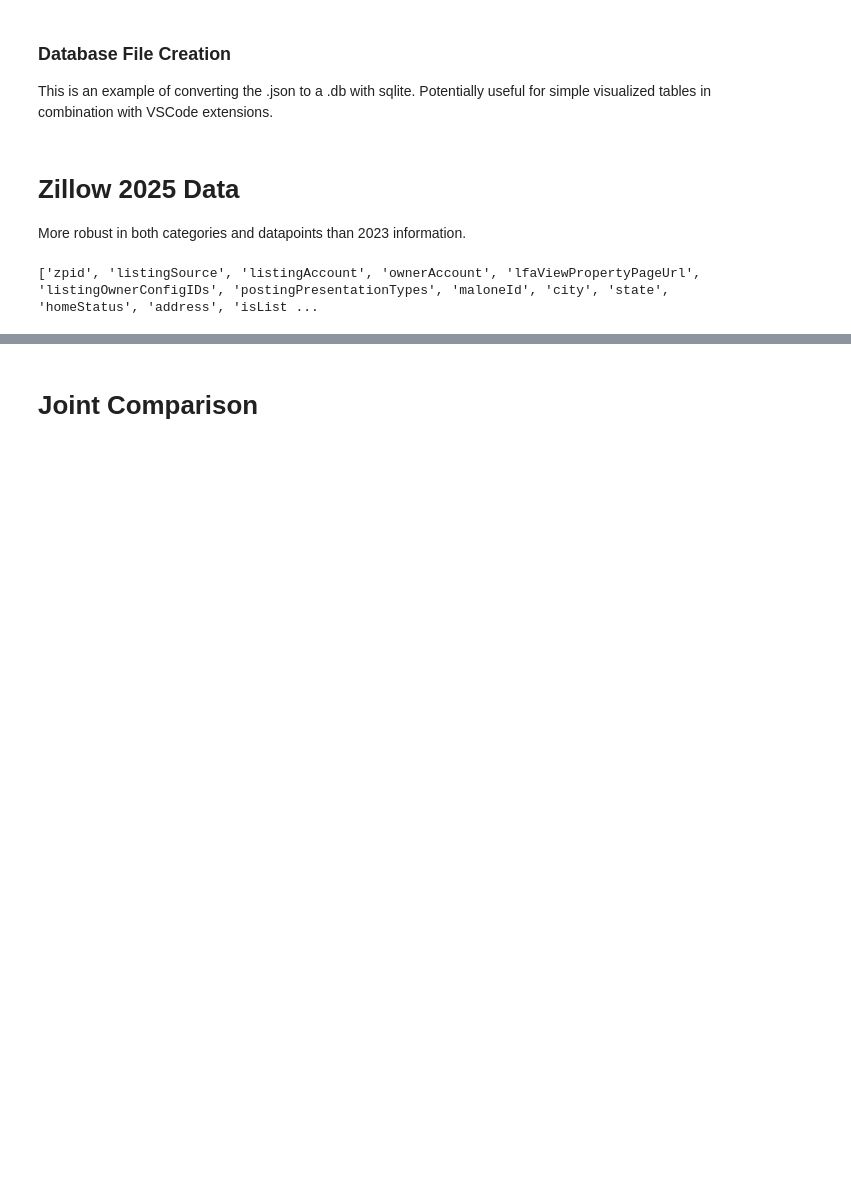
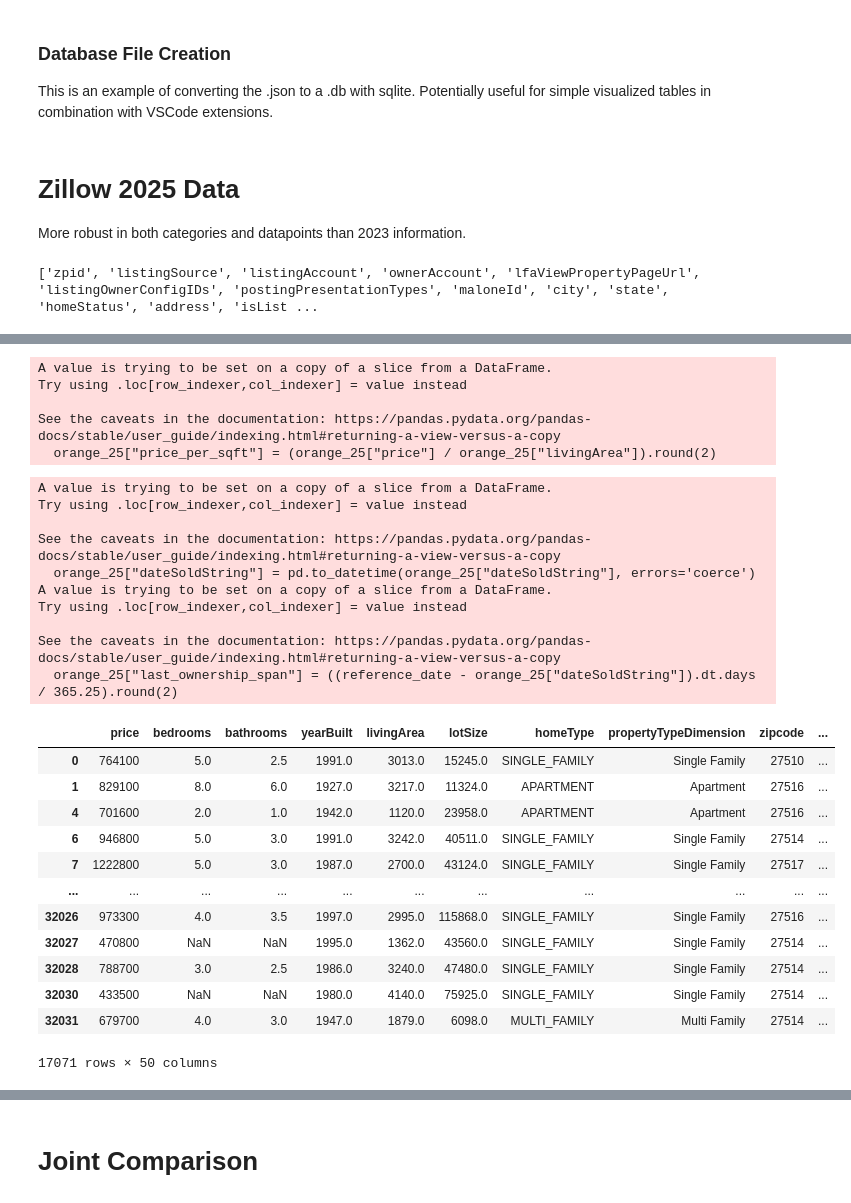
Before and after one commit to Tuckgz/BUSI_488_Capstone, a Jupyter notebook: zillow_analysis.ipynb, the cells around one changed output, grey strips where cells are left out. Drawn from its saved outputs; the diff is of its cells as text; code cells hidden in the pictures; blank space fills up the shorter version.

```diff
--- a/zillow_analysis.ipynb
+++ b/zillow_analysis.ipynb
@@ -163,7 +143,7 @@ columns_to_keep = [
     # Core property info
     'price', 'bedrooms', 'bathrooms', 'yearBuilt', 'livingArea',
     'lotSize', 'homeType', 'propertyTypeDimension',
-    'zipcode', 'city', 'state', 'latitude', 'longitude',
+    'zipcode', 'city', 'state', 'latitude', 'longitude', 'homeStatus',
 
     # Financial info
     'zestimate', 'zestimateLowPercent', 'zestimateHighPercent',
@@ -186,6 +166,15 @@ columns_to_keep = [
 # Filter the DataFrame
 df_25_filtered = df_25[columns_to_keep].copy()
 
+# Extract first school's name and distance (assuming a list in 'schools')
+df_25_filtered['school_1_name'] = df_25['schools'].apply(lambda x: x[0]['name'] if isinstance(x, list) and x else None)
+df_25_filtered['school_1_distance'] = df_25['schools'].apply(lambda x: x[0]['distance'] if isinstance(x, list) and x else None)
+
+# Extract nearby cities names (as comma-separated string or list)
+df_25_filtered['nearby_cities'] = df_25['nearbyCities'].apply(
+    lambda x: [city['name'] for city in x if 'name' in city] if isinstance(x, list) else []
+)
+
 # Optional: quick inspection
 df_25_filtered.info()
 df_25_filtered.head()
@@ -216,0 +206,16 @@ memory usage: 10.3+ MB
+# %%
+orange_25 = df_25_filtered[
+    (df_25_filtered["county"].str.lower() == "orange county") &
+    (df_25_filtered["homeStatus"] != "FOR_RENT") &
+    (df_25_filtered["price"].notna()) &
+    (df_25_filtered["livingArea"].notna()) &
+    (df_25_filtered["livingArea"] != 0) &
+    (df_25_filtered["dateSoldString"].notna())
+]
+orange_25["price_per_sqft"] = (orange_25["price"] / orange_25["livingArea"]).round(2)
+# %% [output]
+A value is trying to be set on a copy of a slice from a DataFrame.
+Try using .loc[row_indexer,col_indexer] = value instead
+
+See the caveats in the documentation: https://pandas.pydata.org/pandas-docs/stable/user_guide/indexing.html#returning-a-view-versus-a-copy
+  orange_25["price_per_sqft"] = (orange_25["price"] / orange_25["livingArea"]).round(2)
@@ -216,0 +225,36 @@ memory usage: 10.3+ MB
+# %%
+# Convert 'dateSold' to datetime if it's not already
+orange_25["dateSoldString"] = pd.to_datetime(orange_25["dateSoldString"], errors='coerce')
+
+# Reference date (e.g., March 1, 2025)
+reference_date = pd.Timestamp("2025-03-01")
+
+# Calculate time difference in years (approx)
+orange_25["last_ownership_span"] = ((reference_date - orange_25["dateSoldString"]).dt.days / 365.25).round(2)
+orange_25["last_ownership_span"]
+
+orange_25.dropna(subset="last_ownership_span")
+# %% [output]
+A value is trying to be set on a copy of a slice from a DataFrame.
+Try using .loc[row_indexer,col_indexer] = value instead
+
+See the caveats in the documentation: https://pandas.pydata.org/pandas-docs/stable/user_guide/indexing.html#returning-a-view-versus-a-copy
+  orange_25["dateSoldString"] = pd.to_datetime(orange_25["dateSoldString"], errors='coerce')
+A value is trying to be set on a copy of a slice from a DataFrame.
+Try using .loc[row_indexer,col_indexer] = value instead
+
+See the caveats in the documentation: https://pandas.pydata.org/pandas-docs/stable/user_guide/indexing.html#returning-a-view-versus-a-copy
+  orange_25["last_ownership_span"] = ((reference_date - orange_25["dateSoldString"]).dt.days / 365.25).round(2)
+|  | price | bedrooms | bathrooms | yearBuilt | livingArea | lotSize | homeType | propertyTypeDimension | zipcode | ... |
+| 0 | 764100 | 5.0 | 2.5 | 1991.0 | 3013.0 | 15245.0 | SINGLE_FAMILY | Single Family | 27510 | ... |
+| 1 | 829100 | 8.0 | 6.0 | 1927.0 | 3217.0 | 11324.0 | APARTMENT | Apartment | 27516 | ... |
+| 4 | 701600 | 2.0 | 1.0 | 1942.0 | 1120.0 | 23958.0 | APARTMENT | Apartment | 27516 | ... |
+| 6 | 946800 | 5.0 | 3.0 | 1991.0 | 3242.0 | 40511.0 | SINGLE_FAMILY | Single Family | 27514 | ... |
+| 7 | 1222800 | 5.0 | 3.0 | 1987.0 | 2700.0 | 43124.0 | SINGLE_FAMILY | Single Family | 27517 | ... |
+| ... | ... | ... | ... | ... | ... | ... | ... | ... | ... | ... |
+| 32026 | 973300 | 4.0 | 3.5 | 1997.0 | 2995.0 | 115868.0 | SINGLE_FAMILY | Single Family | 27516 | ... |
+| 32027 | 470800 | NaN | NaN | 1995.0 | 1362.0 | 43560.0 | SINGLE_FAMILY | Single Family | 27514 | ... |
+| 32028 | 788700 | 3.0 | 2.5 | 1986.0 | 3240.0 | 47480.0 | SINGLE_FAMILY | Single Family | 27514 | ... |
+| 32030 | 433500 | NaN | NaN | 1980.0 | 4140.0 | 75925.0 | SINGLE_FAMILY | Single Family | 27514 | ... |
+| 32031 | 679700 | 4.0 | 3.0 | 1947.0 | 1879.0 | 6098.0 | MULTI_FAMILY | Multi Family | 27514 | ... |
+17071 rows × 50 columns
```
Also changed, not shown: parts of 22 cells of this notebook.
